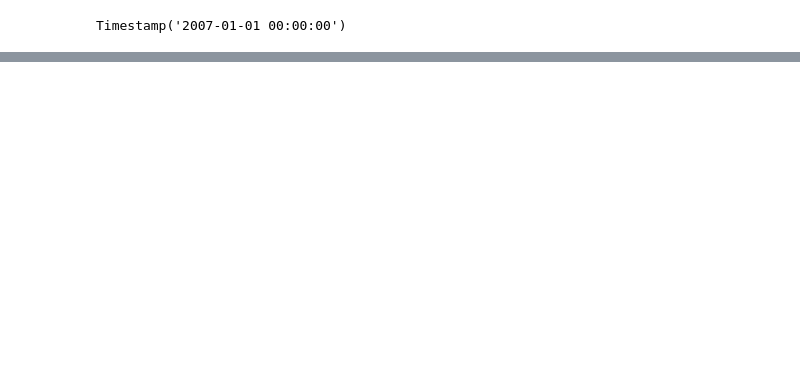
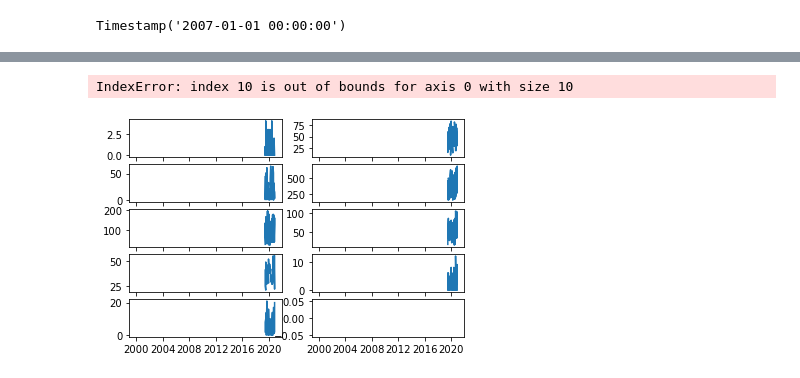
Before and after one commit to FernB/WACrimeRatesCovid19, a Jupyter notebook: WACrimeStatistics.ipynb, the cells around one changed output, grey strips where cells are left out. Cells and saved outputs as stored; diff of their text form; code cells hidden in the pictures; blank space fills up the shorter version.

```diff
--- a/WACrimeStatistics.ipynb
+++ b/WACrimeStatistics.ipynb
@@ -65,0 +56,4 @@ array(['Homicide', 'Recent Sexual Offences', 'Historical Sexual Offences',
+# %%
+basiccrimedesc = WAstats['WAPOL_Hierarchy_Lvl2'].unique()
+keycrimes = basiccrimedesc[0:9]
+keycrimes
@@ -112,0 +129,5 @@ Regional_df[Regional_df["Period Year"] == 2020]
+# %%
+plot_df = Regional_df[(Regional_df["Year"] == "2019-20") | (Regional_df["Year"] == "2020-21")]
+plot_df = plot_df[plot_df['WAPOL_Hierarchy_Lvl2'].isin(keycrimes)]
+# %%
+plot_df = plot_df[['WAPOL_Hierarchy_Lvl1','WAPOL_Hierarchy_Lvl2','Period','COUNT_of_Offnc_ID']].sort_values("Period", ascending = True)
@@ -112,0 +150,17 @@ Regional_df[Regional_df["Period Year"] == 2020]
+# %%
+a = 0
+fig, axs = plt.subplots(5,2, sharex=True, sharey=False)
+axs = axs.ravel()
+
+for crime in basiccrimedesc:
+    x = plot_df[plot_df["WAPOL_Hierarchy_Lvl2"]==crime]['Period']
+    y = plot_df[plot_df["WAPOL_Hierarchy_Lvl2"]==crime]['COUNT_of_Offnc_ID']
+    axs[a].plot(x,y)
+    a += 1
+plt.figure(figsize=(20,12))
+plt.savefig("Crime.png")
+
+plt.show()
+# %% [output]
+IndexError: index 10 is out of bounds for axis 0 with size 10
+[figure, added]
```
Also changed, not shown: parts of 11 cells of this notebook.
